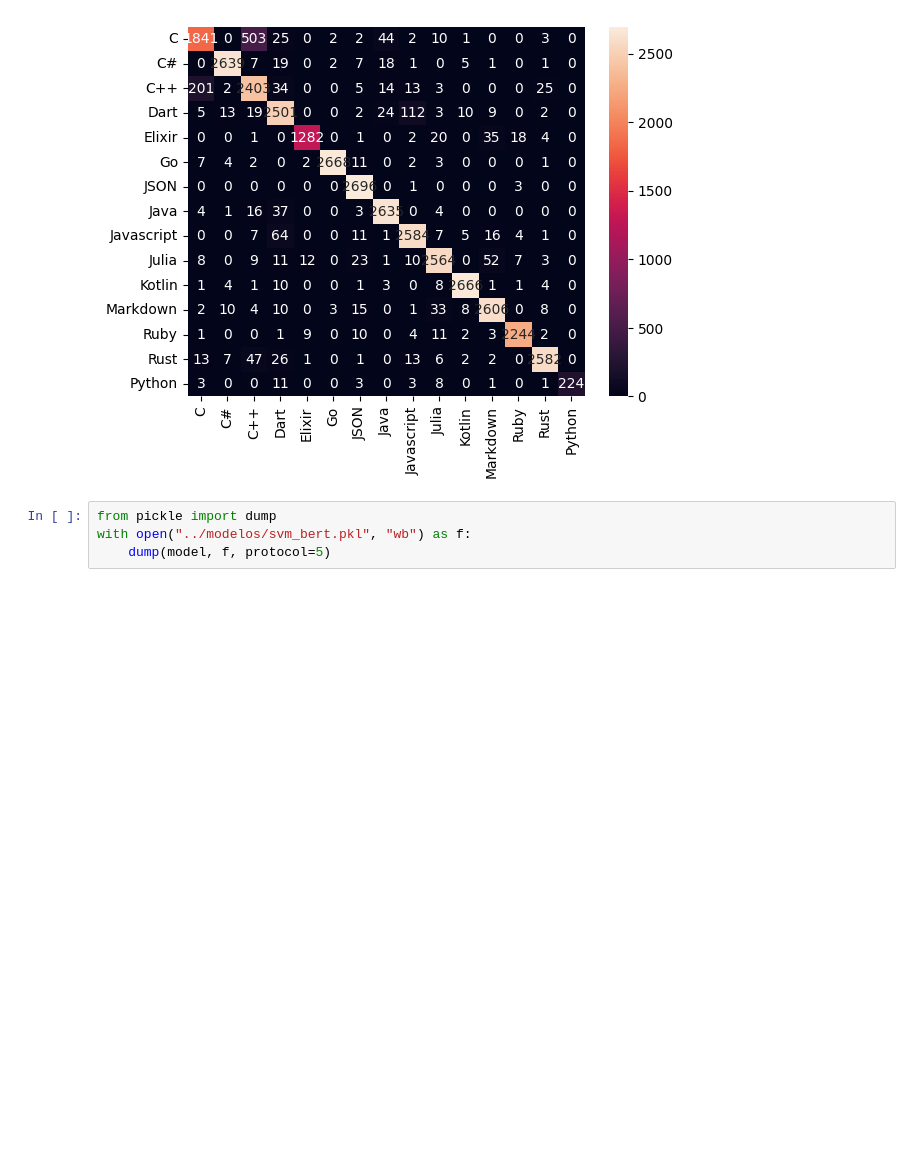
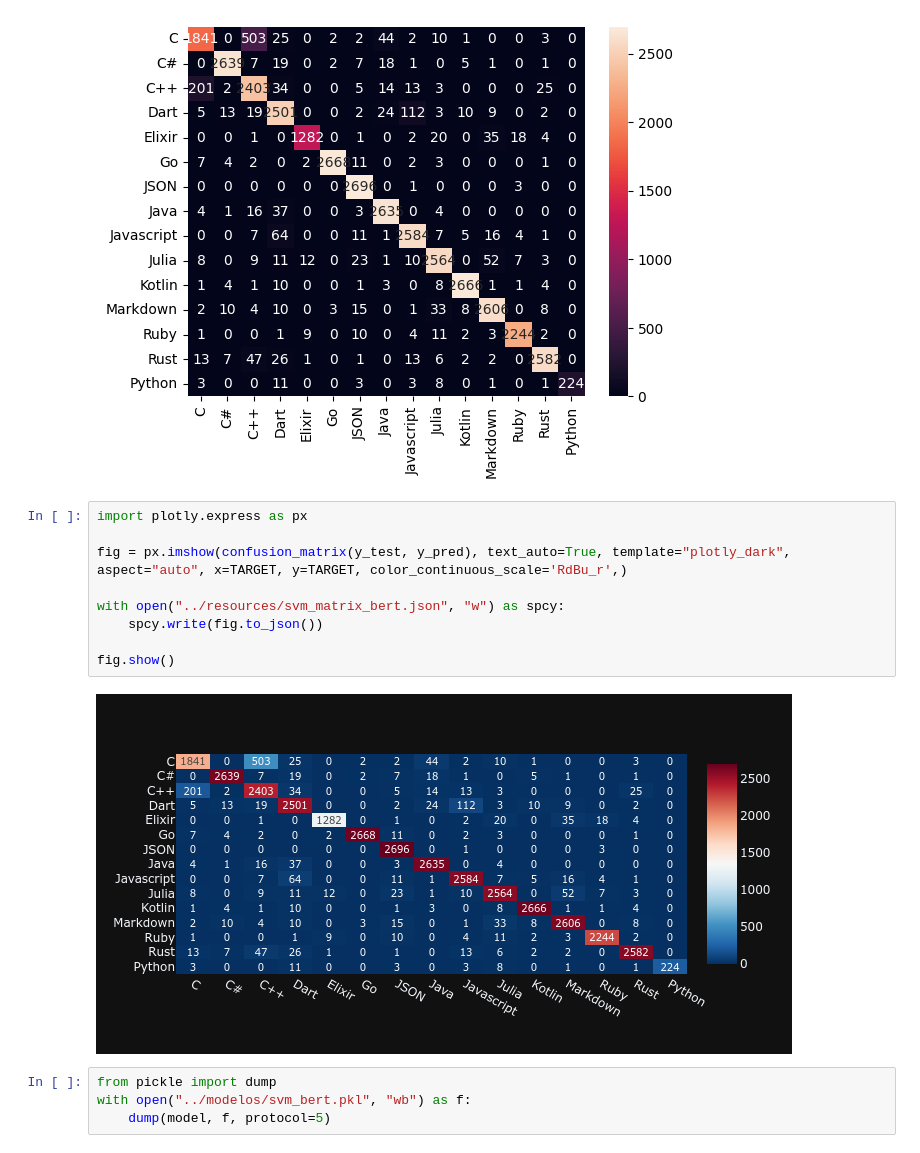
Before and after one commit to AOx0/proyecto-pln, a Jupyter notebook: notebooks/svm.ipynb, the cells around one changed output. Drawn from its saved outputs; the diff is of its cells as text; blank space fills up the shorter version.

```diff
--- a/notebooks/svm.ipynb
+++ b/notebooks/svm.ipynb
@@ -180,6 +180,17 @@ sns.heatmap(confusion_matrix(y_test, y_pred), annot=True, fmt='.0f', xticklabels
 # %% [output]
 <Axes: >
 [figure]
+# %%
+import plotly.express as px
+
+fig = px.imshow(confusion_matrix(y_test, y_pred), text_auto=True, template="plotly_dark", aspect="auto", x=TARGET, y=TARGET, color_continuous_scale='RdBu_r',)
+
+with open("../resources/svm_matrix_bert.json", "w") as spcy:
+    spcy.write(fig.to_json())
+
+fig.show()
+# %% [output]
+[figure, added]
 # %%
 from pickle import dump
 with open("../modelos/svm_bert.pkl", "wb") as f:
```
Also changed, not shown: parts of 8 cells of this notebook, 53 other files.
